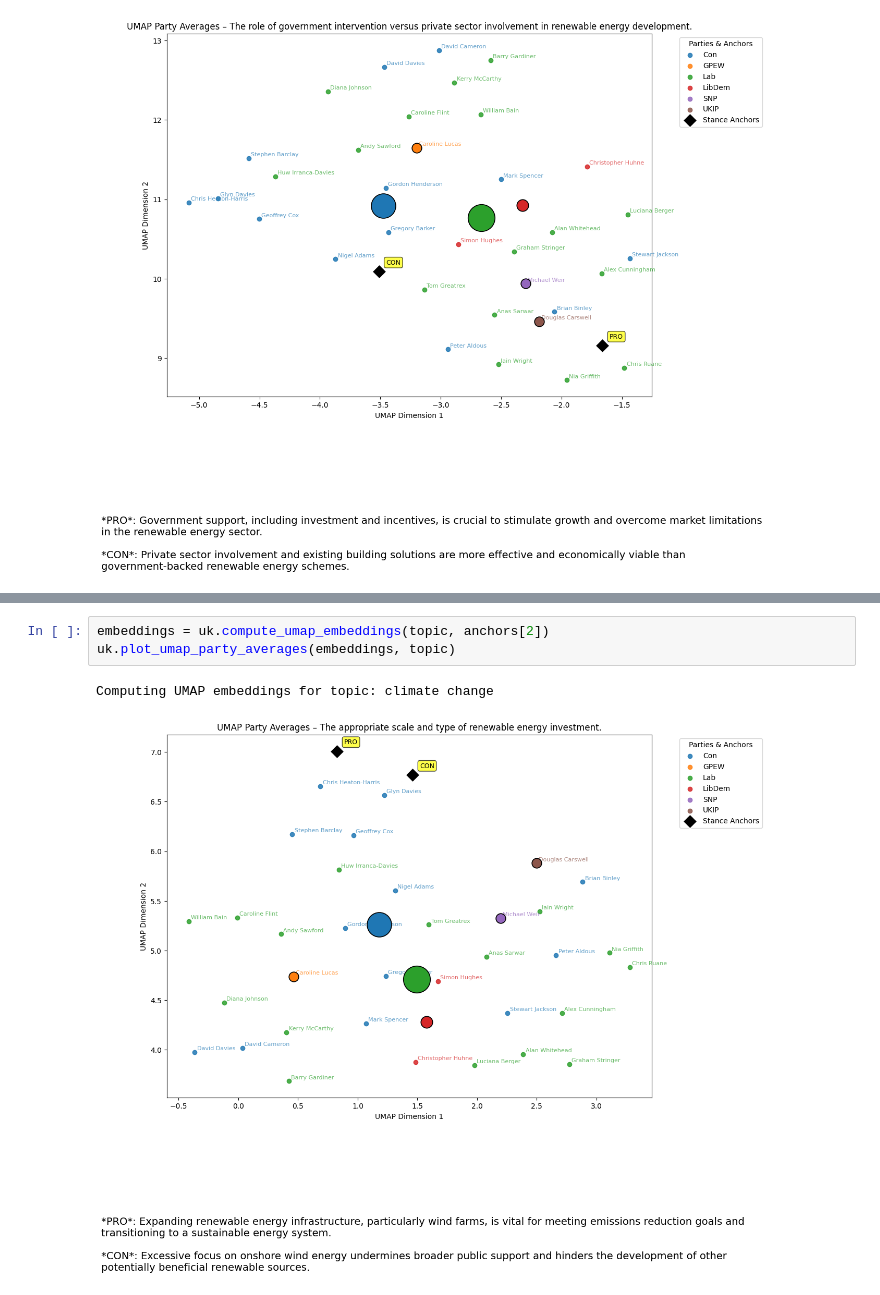
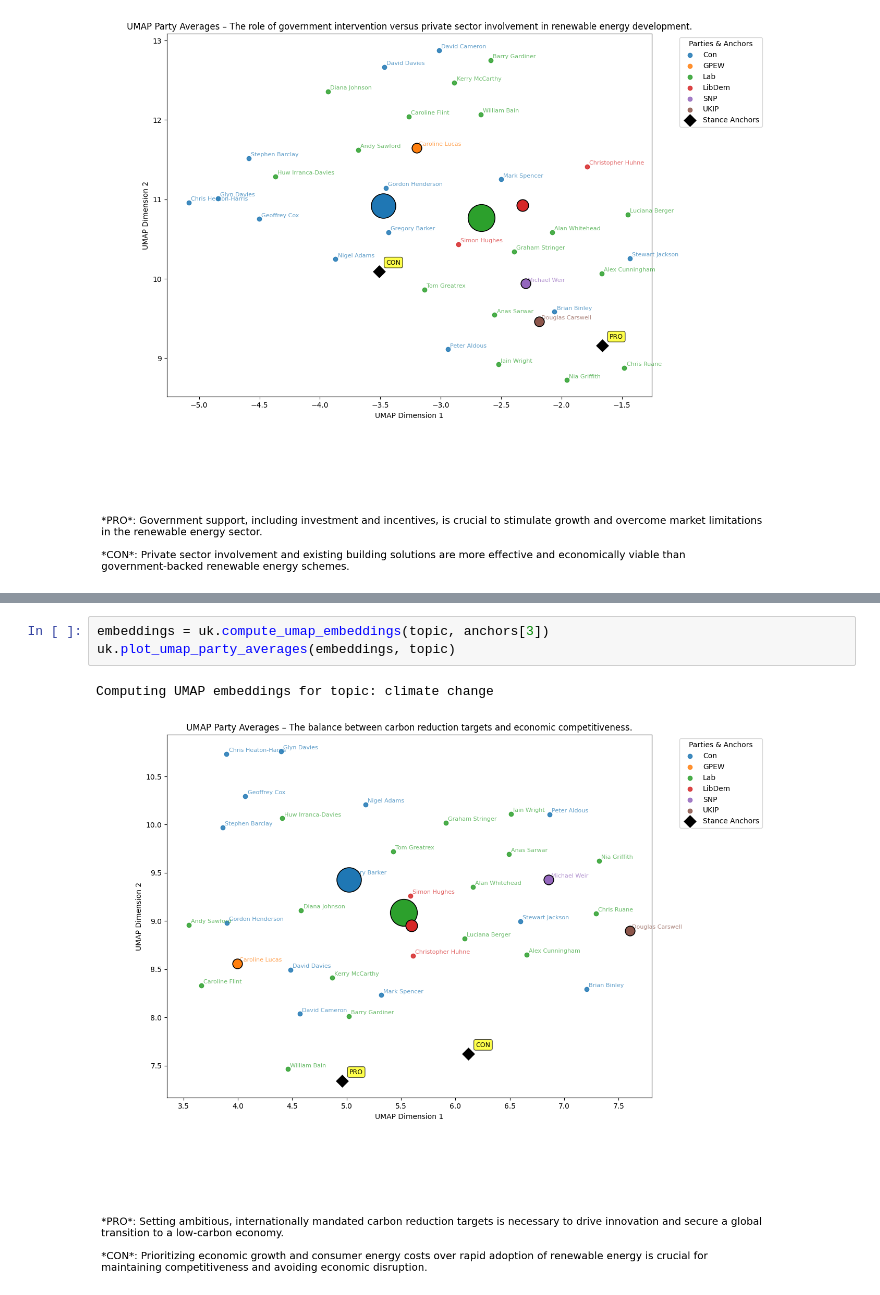
Before and after one commit to fedefraschio/stance-detection-uk-parliament, a Jupyter notebook: notebooks/stance_detection.ipynb, the cells around one changed output, grey strips where cells are left out. Drawn from its saved outputs; the diff is of its cells as text.

```diff
--- a/notebooks/stance_detection.ipynb
+++ b/notebooks/stance_detection.ipynb
@@ -294,6 +399,6 @@ Computing UMAP embeddings for topic: climate change
 # %%
-embeddings = uk.compute_umap_embeddings(topic, anchors[2])
+embeddings = uk.compute_umap_embeddings(topic, anchors[3])
 uk.plot_umap_party_averages(embeddings, topic)
 # %% [output]
 Computing UMAP embeddings for topic: climate change
-[figure, old version]
+[figure, new version]
```
Also changed, not shown: parts of 23 cells of this notebook, 1 other file.
